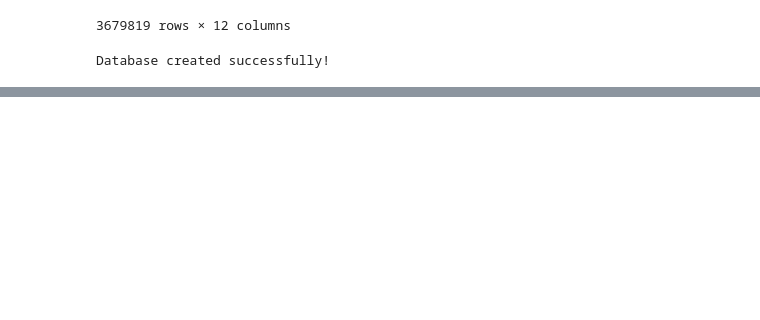
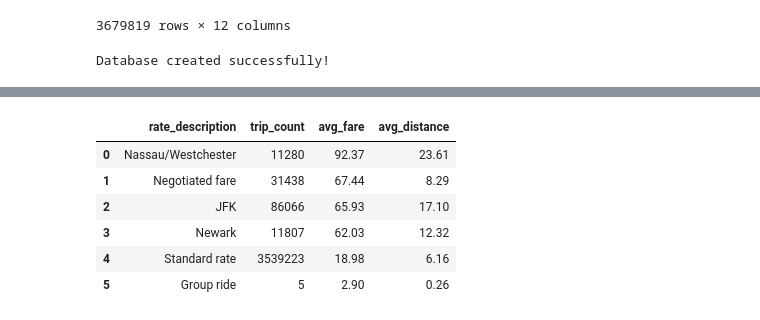
Before and after one commit to sogandghiami/Uber_taxi, a Jupyter notebook: nyc_yellow_taxi_analysis.ipynb, the cells around one changed output, grey strips where cells are left out. Saved outputs shown, nothing was run; the diff lists cells and outputs as text; code cells hidden in the pictures; blank space fills up the shorter version.

```diff
--- a/nyc_yellow_taxi_analysis.ipynb
+++ b/nyc_yellow_taxi_analysis.ipynb
@@ -331,0 +407,24 @@ Database created successfully!
+# %%
+query2= '''
+select
+  dr.rate_description,
+  count(*) as trip_count,
+  round(avg(ft.fare_amount), 2) as avg_fare,
+  round(avg(ft.trip_distance), 2) as avg_distance
+
+from fact_trip ft
+join dim_ratecode dr on ft.ratecode_id = dr.ratecode_id
+group by dr.rate_description
+order by avg_fare DESC
+'''
+
+result2= pd.read_sql_query(query2,conn)
+result2
+# %% [output]
+|  | rate_description | trip_count | avg_fare | avg_distance |
+| 0 | Nassau/Westchester | 11280 | 92.37 | 23.61 |
+| 1 | Negotiated fare | 31438 | 67.44 | 8.29 |
+| 2 | JFK | 86066 | 65.93 | 17.10 |
+| 3 | Newark | 11807 | 62.03 | 12.32 |
+| 4 | Standard rate | 3539223 | 18.98 | 6.16 |
+| 5 | Group ride | 5 | 2.90 | 0.26 |
```
Also changed, not shown: parts of 5 cells of this notebook.
